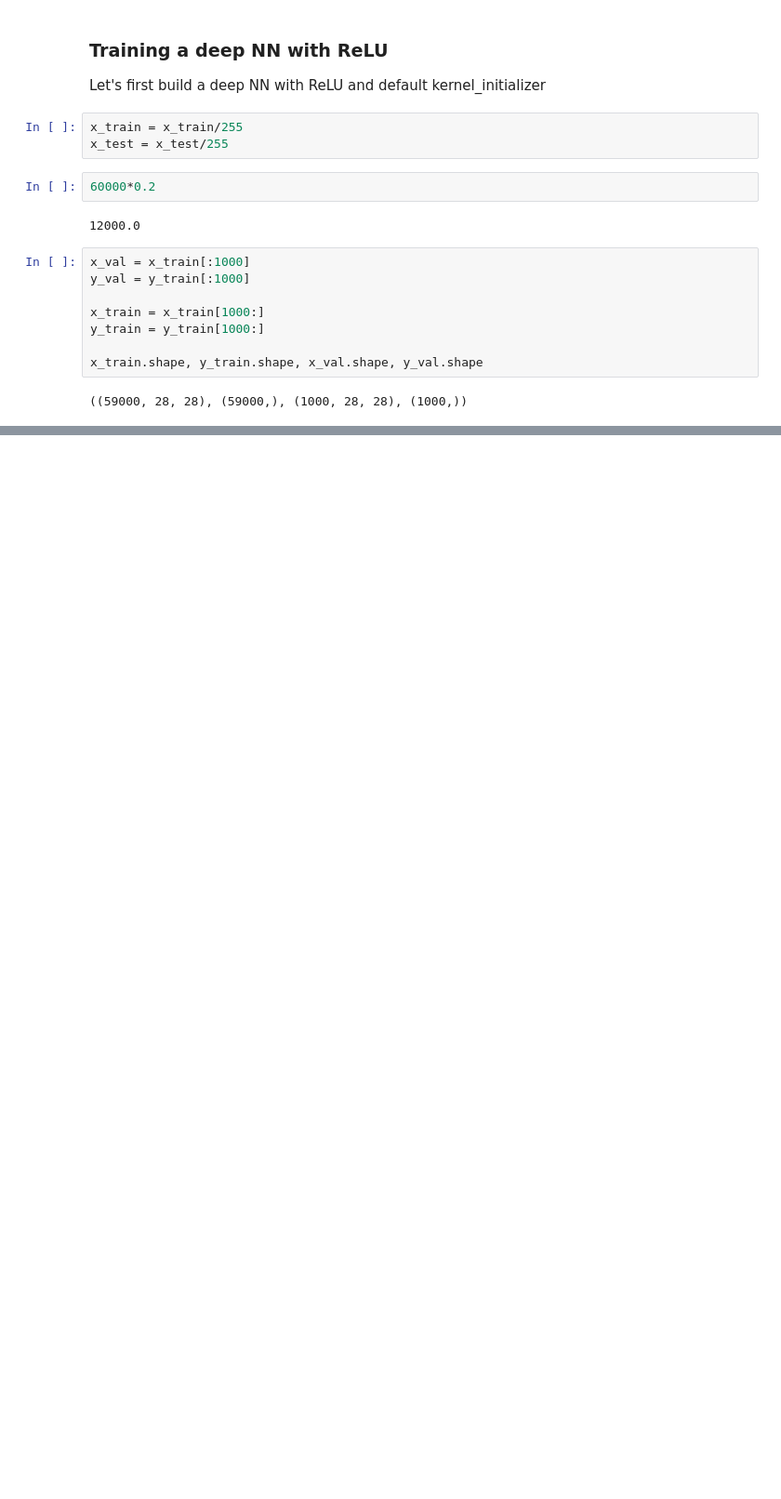
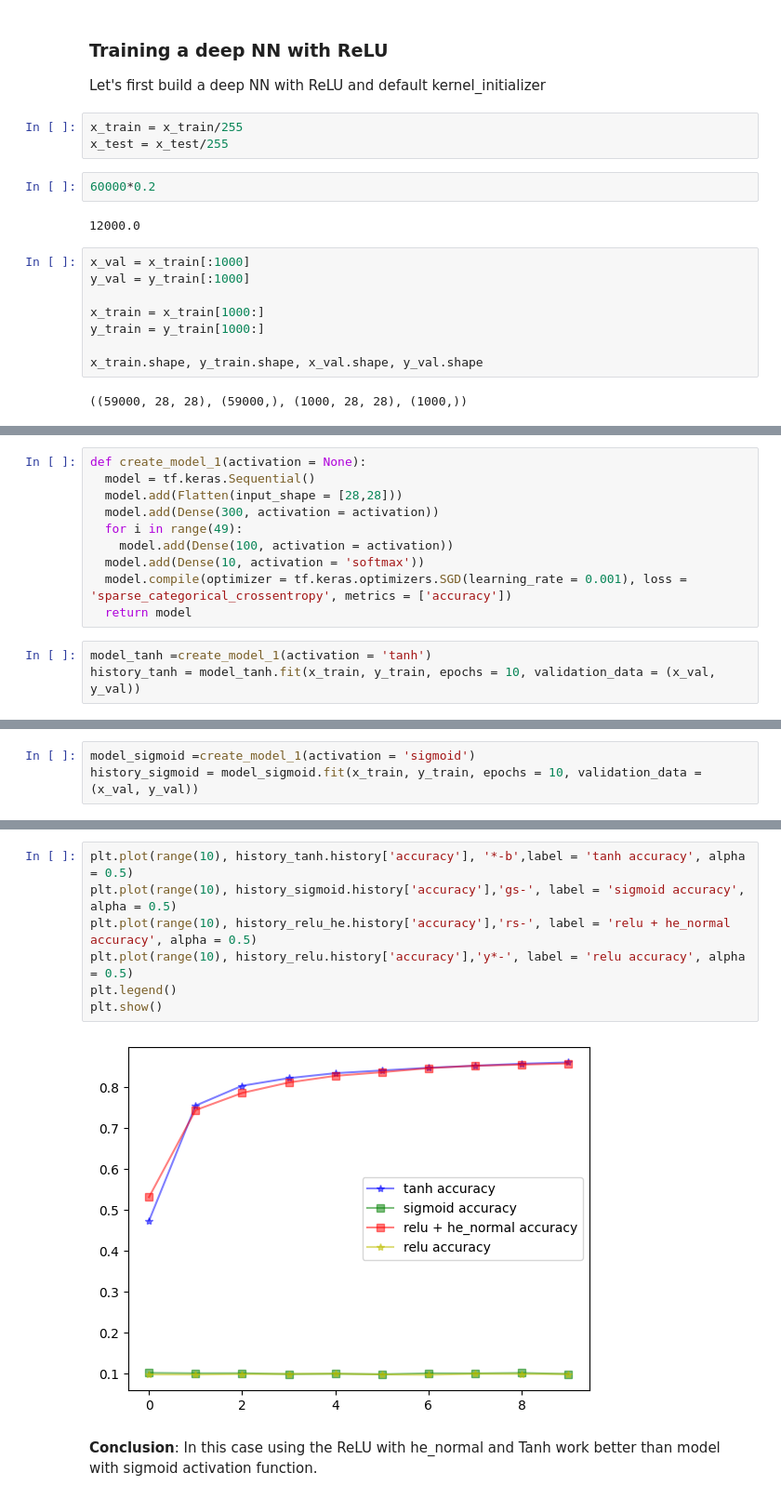
Before and after one commit to ryzhokhina/Tensorflow-Dev-Exam-Preparation, a Jupyter notebook: ReLU_in_DeepLearning.ipynb, the cells around one changed output, grey strips where cells are left out. Shown: that part at 93% size. Drawn from its saved outputs; the diff is of its cells as text; blank space fills up the shorter version.

Commit message:
compare activaction functions

```diff
--- a/ReLU_in_DeepLearning.ipynb
+++ b/ReLU_in_DeepLearning.ipynb
@@ -127,0 +246,13 @@ x_train.shape, y_train.shape, x_val.shape, y_val.shape
+# %%
+def create_model_1(activation = None):
+  model = tf.keras.Sequential()
+  model.add(Flatten(input_shape = [28,28]))
+  model.add(Dense(300, activation = activation))
+  for i in range(49):
+    model.add(Dense(100, activation = activation))
+  model.add(Dense(10, activation = 'softmax'))
+  model.compile(optimizer = tf.keras.optimizers.SGD(learning_rate = 0.001), loss = 'sparse_categorical_crossentropy', metrics = ['accuracy'])
+  return model
+# %%
+model_tanh =create_model_1(activation = 'tanh')
+history_tanh = model_tanh.fit(x_train, y_train, epochs = 10, validation_data = (x_val, y_val))
@@ -127,0 +280,3 @@ x_train.shape, y_train.shape, x_val.shape, y_val.shape
+# %%
+model_sigmoid =create_model_1(activation = 'sigmoid')
+history_sigmoid = model_sigmoid.fit(x_train, y_train, epochs = 10, validation_data = (x_val, y_val))
@@ -127,0 +304,12 @@ x_train.shape, y_train.shape, x_val.shape, y_val.shape
+# %%
+plt.plot(range(10), history_tanh.history['accuracy'], '*-b',label = 'tanh accuracy', alpha = 0.5)
+plt.plot(range(10), history_sigmoid.history['accuracy'],'gs-', label = 'sigmoid accuracy', alpha = 0.5)
+plt.plot(range(10), history_relu_he.history['accuracy'],'rs-', label = 'relu + he_normal accuracy', alpha = 0.5)
+plt.plot(range(10), history_relu.history['accuracy'],'y*-', label = 'relu accuracy', alpha = 0.5)
+plt.legend()
+plt.show()
+# %% [output]
+[figure, added]
+# %% [markdown]
+**Conclusion**:
+In this case using the ReLU with he_normal and Tanh work better than model with sigmoid activation function.
```
Also changed, not shown: parts of 16 cells of this notebook.
